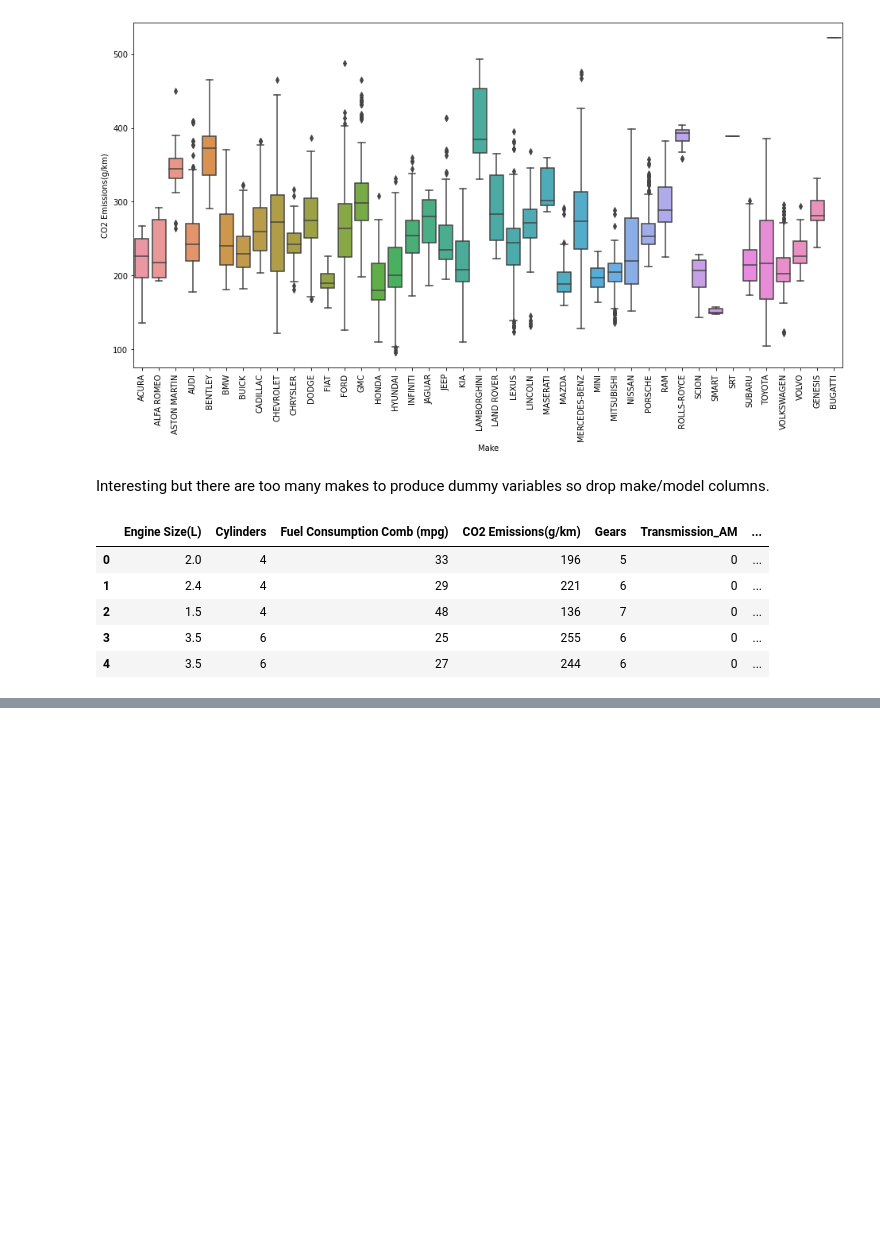
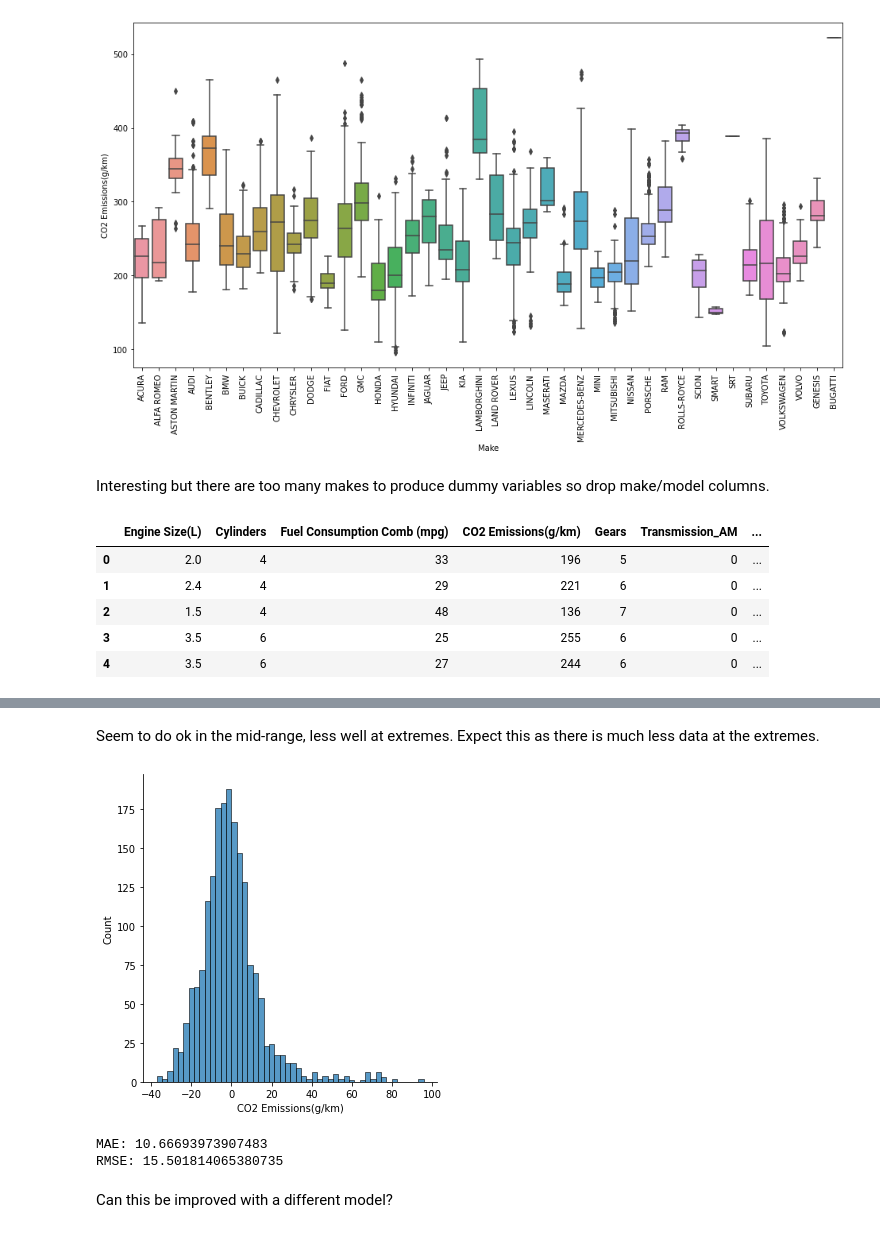
Before and after one commit to tbache/CO2_emissions_regression, a Jupyter notebook: CO2_emissions_regression.ipynb, the cells around one changed output, grey strips where cells are left out. Drawn from its saved outputs; the diff is of its cells as text; code cells hidden in the pictures; blank space fills up the shorter version.

```diff
--- a/CO2_emissions_regression.ipynb
+++ b/CO2_emissions_regression.ipynb
@@ -507,0 +561,14 @@ emissions.head()
+# %% [markdown]
+Seem to do ok in the mid-range, less well at extremes. Expect this as there is much less data at the extremes.
+# %%
+sns.displot((y_test-predictions), bins=50);
+# %% [output]
+[figure, added]
+# %%
+print('MAE:', metrics.mean_absolute_error(y_test, predictions))
+print('RMSE:', np.sqrt(metrics.mean_squared_error(y_test, predictions)))
+# %% [output]
+MAE: 10.66693973907483
+RMSE: 15.501814065380735
+# %% [markdown]
+Can this be improved with a different model?
```
Also changed, not shown: parts of 18 cells of this notebook.
